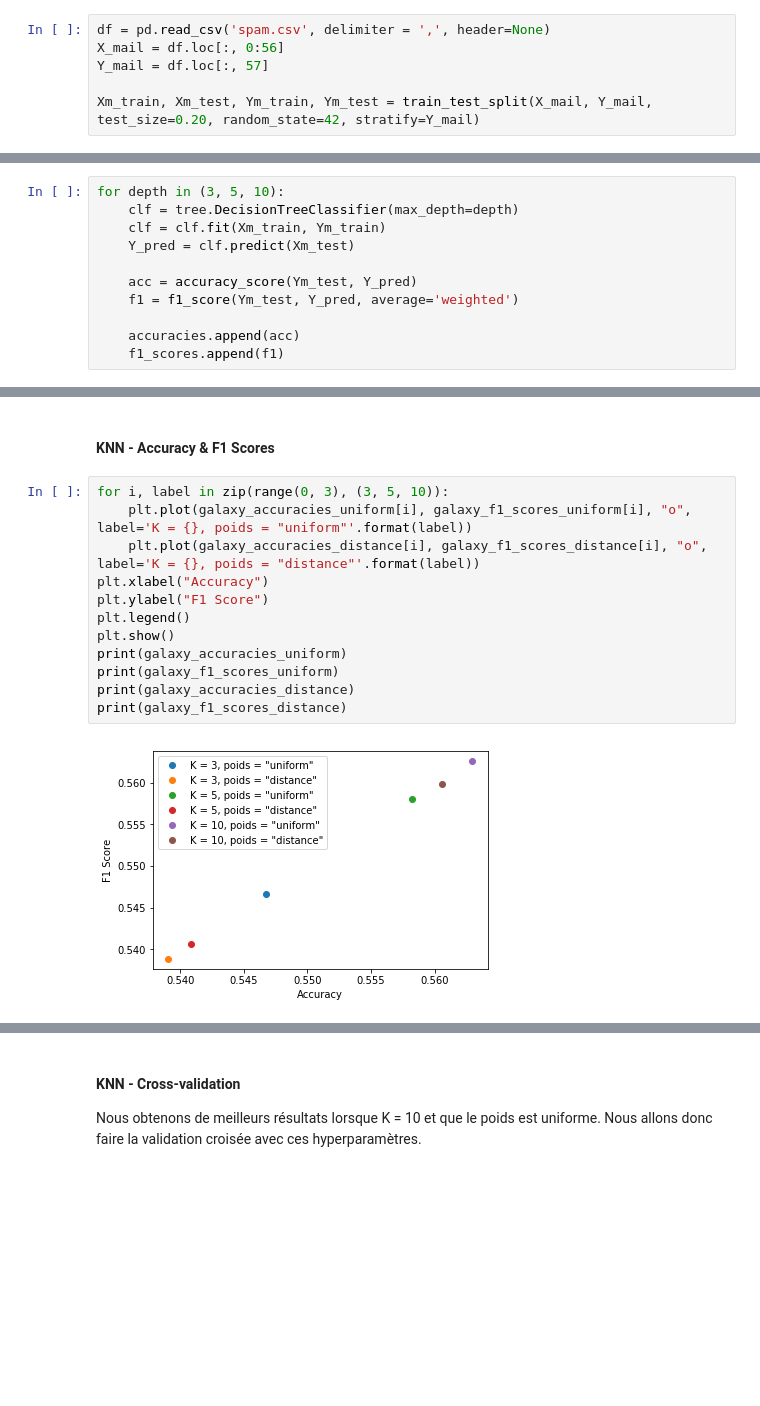
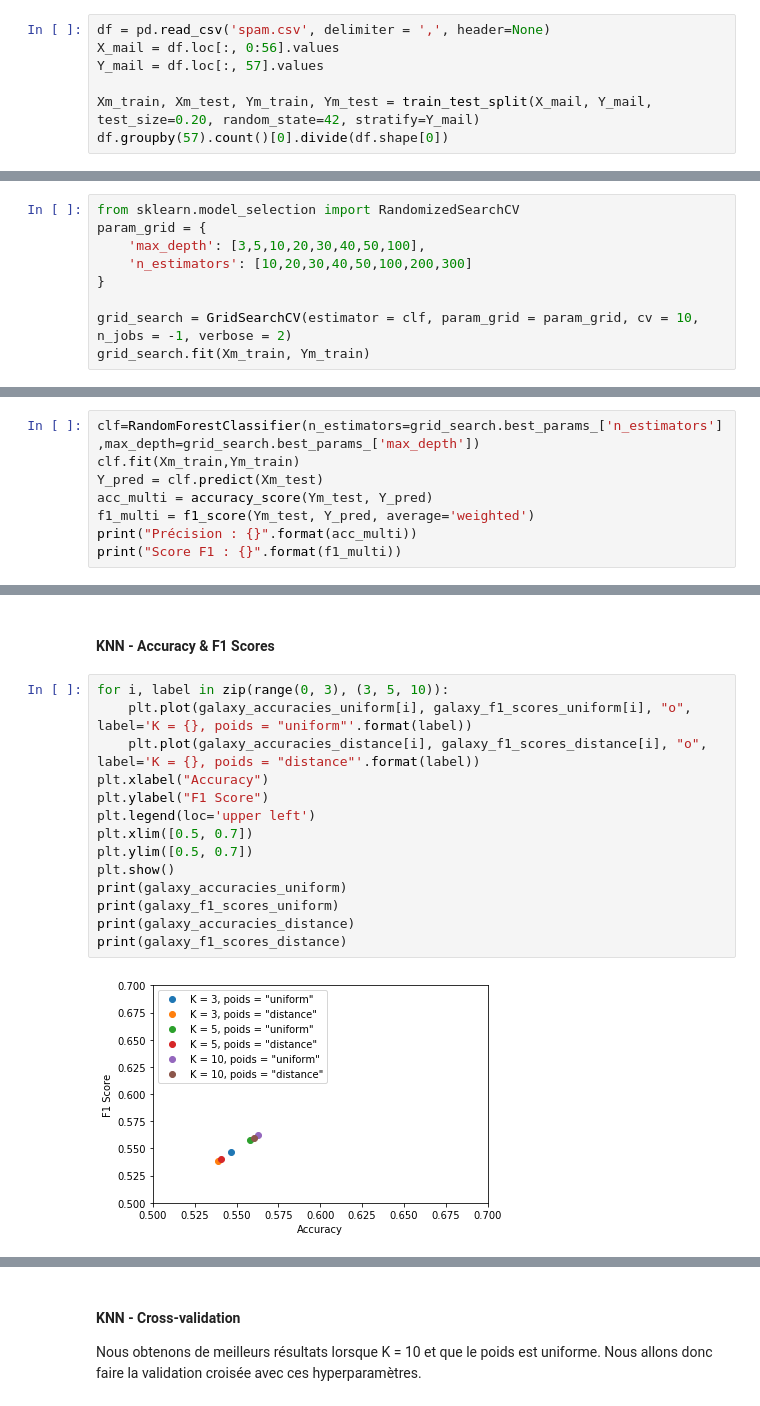
Before and after one commit to lodtan/gti770-tp2, a Jupyter notebook: GTI770-TP02.ipynb, the cells around one changed output, grey strips where cells are left out. Saved outputs shown, nothing was run; the diff lists cells and outputs as text; blank space fills up the shorter version.

Commit message:
add random forest and some report questions

```diff
--- a/GTI770-TP02.ipynb
+++ b/GTI770-TP02.ipynb
@@ -112,7 +39,8 @@ plt.show()
 ## Spam
 # %%
 df = pd.read_csv('spam.csv', delimiter = ',', header=None)
-X_mail = df.loc[:, 0:56]
-Y_mail = df.loc[:, 57]
+X_mail = df.loc[:, 0:56].values
+Y_mail = df.loc[:, 57].values
 
 Xm_train, Xm_test, Ym_train, Ym_test = train_test_split(X_mail, Y_mail, test_size=0.20, random_state=42, stratify=Y_mail)
+df.groupby(57).count()[0].divide(df.shape[0])
@@ -137,14 +81,3 @@ f1_scores.append(f1)
-# %%
-for depth in (3, 5, 10):
-    clf = tree.DecisionTreeClassifier(max_depth=depth)
-    clf = clf.fit(Xm_train, Ym_train)
-    Y_pred = clf.predict(Xm_test)
-
-    acc = accuracy_score(Ym_test, Y_pred)
-    f1 = f1_score(Ym_test, Y_pred, average='weighted')
-
-    accuracies.append(acc)
-    f1_scores.append(f1)
 # %% [markdown]
 ### Arbres de décision - Accuracy & F1 Score
 # %%
@@ -272,0 +234,9 @@ print(sum(scores)/K)
+# %%
+from sklearn.model_selection import RandomizedSearchCV
+param_grid = {
+    'max_depth': [3,5,10,20,30,40,50,100],
+    'n_estimators': [10,20,30,40,50,100,200,300]
+}
+
+grid_search = GridSearchCV(estimator = clf, param_grid = param_grid, cv = 10, n_jobs = -1, verbose = 2)
+grid_search.fit(Xm_train, Ym_train)
@@ -272,0 +262,8 @@ print(sum(scores)/K)
+# %%
+clf=RandomForestClassifier(n_estimators=grid_search.best_params_['n_estimators'],max_depth=grid_search.best_params_['max_depth'])
+clf.fit(Xm_train,Ym_train)
+Y_pred = clf.predict(Xm_test)
+acc_multi = accuracy_score(Ym_test, Y_pred)
+f1_multi = f1_score(Ym_test, Y_pred, average='weighted')
+print("Précision : {}".format(acc_multi))
+print("Score F1 : {}".format(f1_multi))
@@ -322,14 +359,16 @@ for n_neigh in (3, 5, 10):
 # %%
 for i, label in zip(range(0, 3), (3, 5, 10)):
     plt.plot(galaxy_accuracies_uniform[i], galaxy_f1_scores_uniform[i], "o", label='K = {}, poids = "uniform"'.format(label))
     plt.plot(galaxy_accuracies_distance[i], galaxy_f1_scores_distance[i], "o", label='K = {}, poids = "distance"'.format(label))
 plt.xlabel("Accuracy")
 plt.ylabel("F1 Score")
-plt.legend()
+plt.legend(loc='upper left')
+plt.xlim([0.5, 0.7])
+plt.ylim([0.5, 0.7])
 plt.show()
 print(galaxy_accuracies_uniform)
 print(galaxy_f1_scores_uniform)
 print(galaxy_accuracies_distance)
 print(galaxy_f1_scores_distance)
 # %% [output]
-[figure, old version]
+[figure, new version]
```
Also changed, not shown: parts of 51 cells of this notebook.
